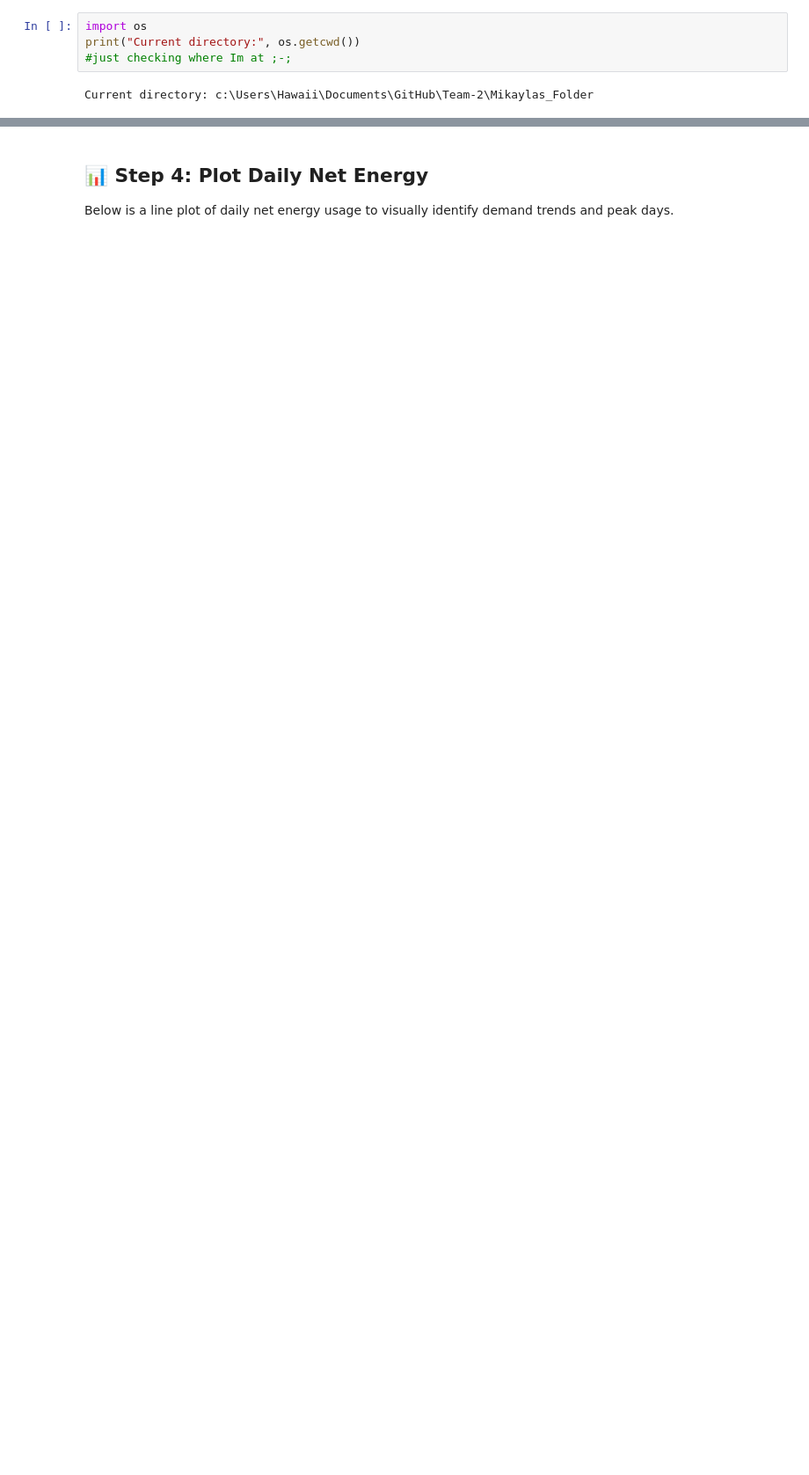
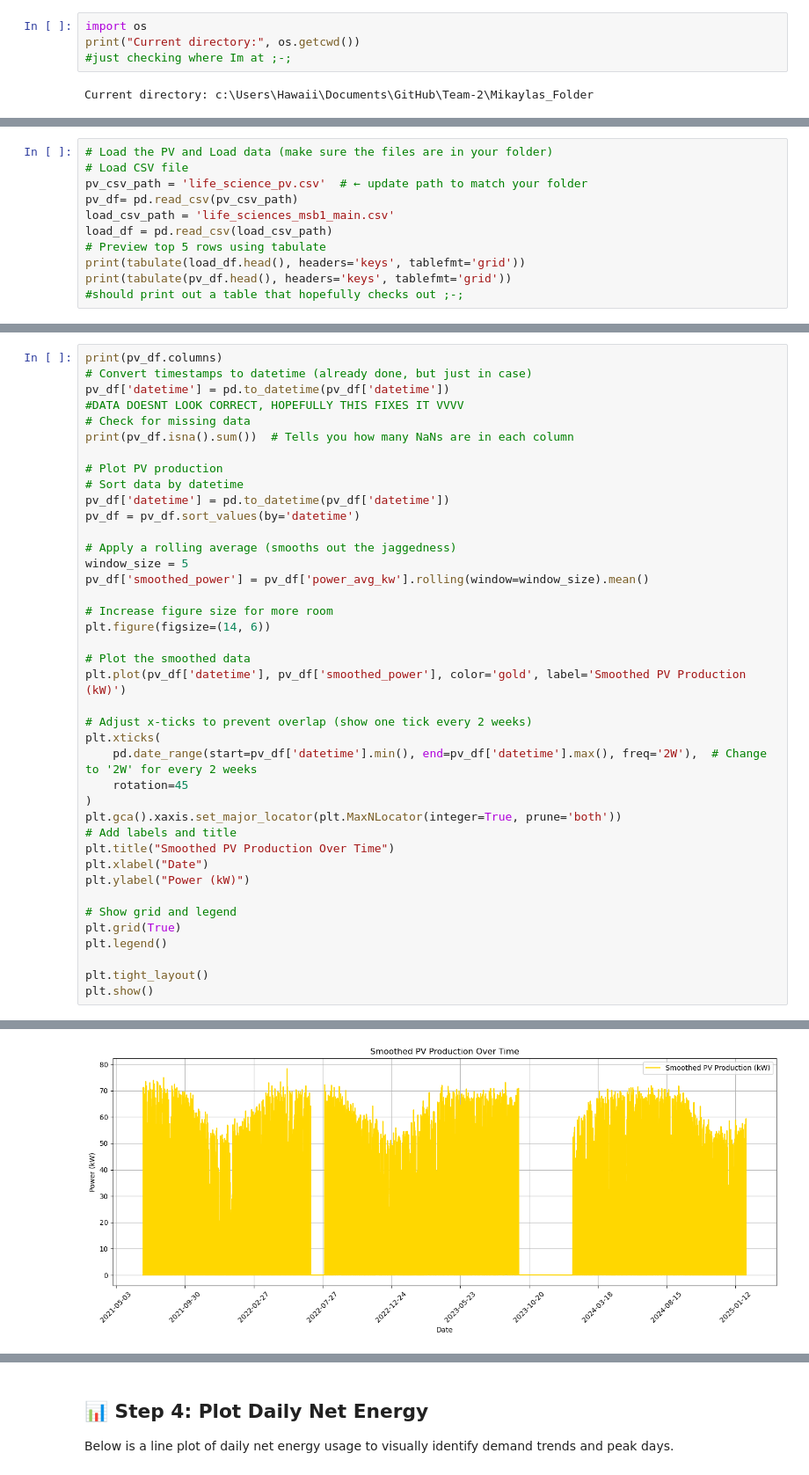
Before and after one commit to Energy-and-Sustainability-VIP/Team-2, a Jupyter notebook: Mikaylas_Folder/Untitled-1.ipynb, the cells around one changed output, grey strips where cells are left out. Shown at 88% size. Saved outputs shown, nothing was run; the diff lists cells and outputs as text; blank space fills up the shorter version.

```diff
--- a/Mikaylas_Folder/Untitled-1.ipynb
+++ b/Mikaylas_Folder/Untitled-1.ipynb
@@ -46,0 +34,11 @@ pv_df.head(), load_df.head()
+# %%
+# Load the PV and Load data (make sure the files are in your folder)
+# Load CSV file
+pv_csv_path = 'life_science_pv.csv'  # ← update path to match your folder
+pv_df= pd.read_csv(pv_csv_path)
+load_csv_path = 'life_sciences_msb1_main.csv'
+load_df = pd.read_csv(load_csv_path)
+# Preview top 5 rows using tabulate
+print(tabulate(load_df.head(), headers='keys', tablefmt='grid'))
+print(tabulate(pv_df.head(), headers='keys', tablefmt='grid'))
+#should print out a table that hopefully checks out ;-;
@@ -46,0 +87,41 @@ pv_df.head(), load_df.head()
+# %%
+print(pv_df.columns)
+# Convert timestamps to datetime (already done, but just in case)
+pv_df['datetime'] = pd.to_datetime(pv_df['datetime'])
+#DATA DOESNT LOOK CORRECT, HOPEFULLY THIS FIXES IT VVVV
+# Check for missing data
+print(pv_df.isna().sum())  # Tells you how many NaNs are in each column
+
+# Plot PV production
+# Sort data by datetime
+pv_df['datetime'] = pd.to_datetime(pv_df['datetime'])
+pv_df = pv_df.sort_values(by='datetime')
+
+# Apply a rolling average (smooths out the jaggedness)
+window_size = 5
+pv_df['smoothed_power'] = pv_df['power_avg_kw'].rolling(window=window_size).mean()
+
+# Increase figure size for more room
+plt.figure(figsize=(14, 6))
+
+# Plot the smoothed data
+plt.plot(pv_df['datetime'], pv_df['smoothed_power'], color='gold', label='Smoothed PV Production (kW)')
+
+# Adjust x-ticks to prevent overlap (show one tick every 2 weeks)
+plt.xticks(
+    pd.date_range(start=pv_df['datetime'].min(), end=pv_df['datetime'].max(), freq='2W'),  # Change to '2W' for every 2 weeks
+    rotation=45
+)
+plt.gca().xaxis.set_major_locator(plt.MaxNLocator(integer=True, prune='both'))
+# Add labels and title
+plt.title("Smoothed PV Production Over Time")
+plt.xlabel("Date")
+plt.ylabel("Power (kW)")
+
+# Show grid and legend
+plt.grid(True)
+plt.legend()
+
+plt.tight_layout()
+plt.show()
+# %% [output]
@@ -46,0 +134 @@ pv_df.head(), load_df.head()
+[figure, added]
```
Also changed, not shown: parts of 19 cells of this notebook.
